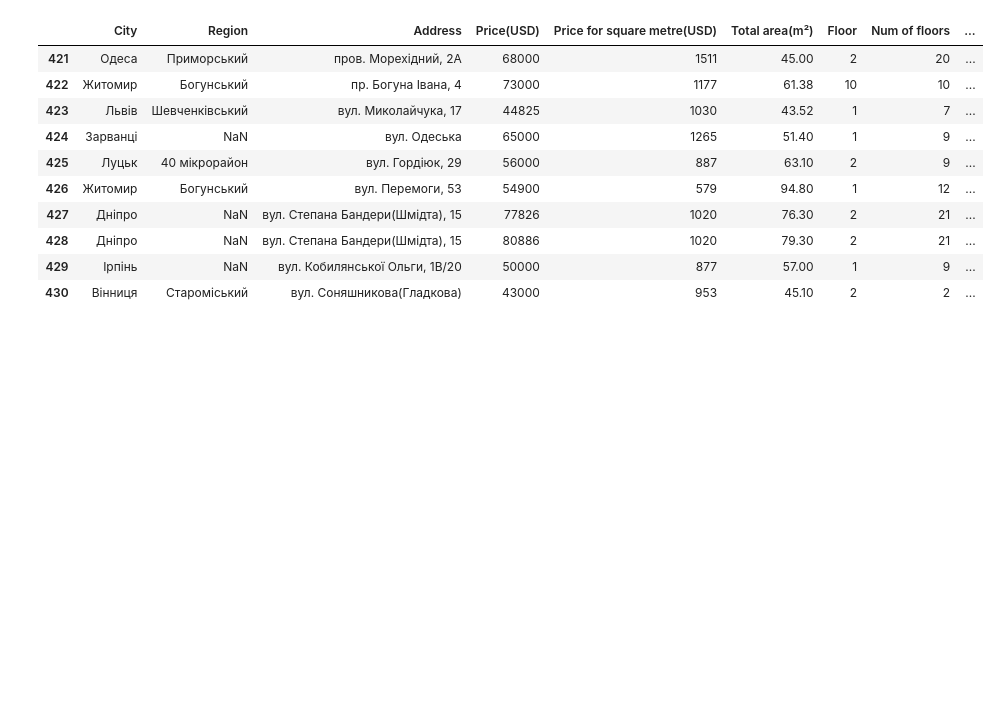
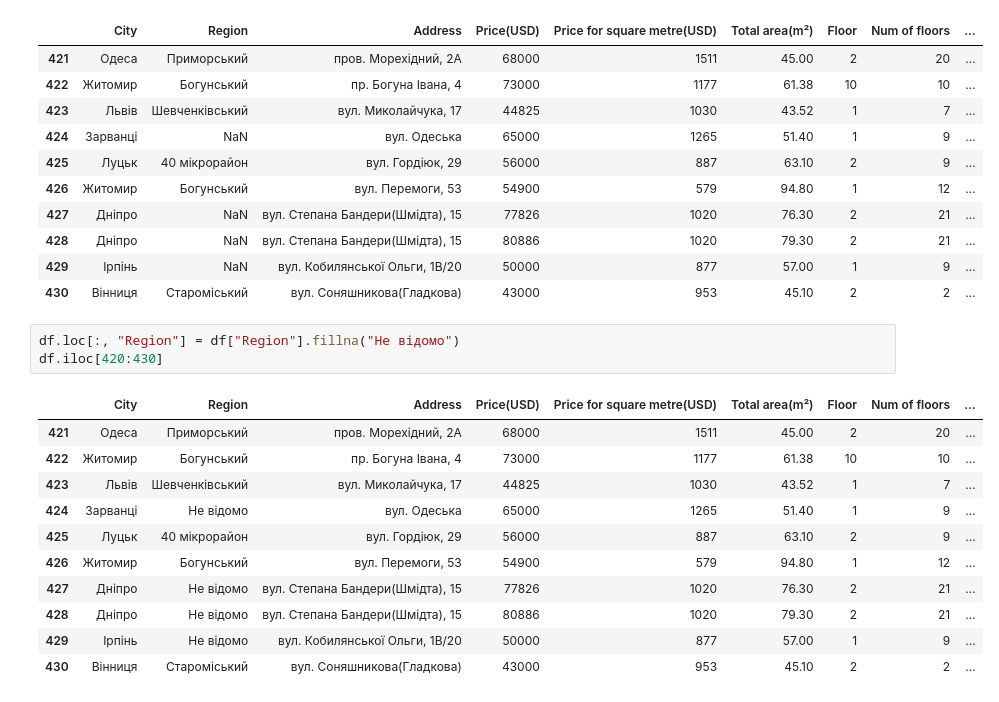
Before and after one commit to Ihor-MA/flats-data-analytics, a Jupyter notebook: pandas_data_processing.ipynb, the cells around one changed output. Saved outputs shown, nothing was run; the diff lists cells and outputs as text; blank space fills up the shorter version.

Commit message:
Replaced null values on 'не вiдомо'  in column 'Region'

```diff
--- a/pandas_data_processing.ipynb
+++ b/pandas_data_processing.ipynb
@@ -200,3 +200,18 @@ df.iloc[420:430]
 | 428 | Дніпро | NaN | вул. Степана Бандери(Шмідта), 15 | 80886 | 1020 | 79.30 | 2 | 21 | ... |
 | 429 | Ірпінь | NaN | вул. Кобилянської Ольги, 1В/20 | 50000 | 877 | 57.00 | 1 | 9 | ... |
 | 430 | Вінниця | Староміський | вул. Соняшникова(Гладкова) | 43000 | 953 | 45.10 | 2 | 2 | ... |
+# %%
+df.loc[:, "Region"] = df["Region"].fillna("Не відомо")
+df.iloc[420:430]
+# %% [output]
+|  | City | Region | Address | Price(USD) | Price for square metre(USD) | Total area(m²) | Floor | Num of floors | ... |
+| 421 | Одеса | Приморський | пров. Морехідний, 2А | 68000 | 1511 | 45.00 | 2 | 20 | ... |
+| 422 | Житомир | Богунський | пр. Богуна Івана, 4 | 73000 | 1177 | 61.38 | 10 | 10 | ... |
+| 423 | Львів | Шевченківський | вул. Миколайчука, 17 | 44825 | 1030 | 43.52 | 1 | 7 | ... |
+| 424 | Зарванці | Не відомо | вул. Одеська | 65000 | 1265 | 51.40 | 1 | 9 | ... |
+| 425 | Луцьк | 40 мікрорайон | вул. Гордіюк, 29 | 56000 | 887 | 63.10 | 2 | 9 | ... |
+| 426 | Житомир | Богунський | вул. Перемоги, 53 | 54900 | 579 | 94.80 | 1 | 12 | ... |
+| 427 | Дніпро | Не відомо | вул. Степана Бандери(Шмідта), 15 | 77826 | 1020 | 76.30 | 2 | 21 | ... |
+| 428 | Дніпро | Не відомо | вул. Степана Бандери(Шмідта), 15 | 80886 | 1020 | 79.30 | 2 | 21 | ... |
+| 429 | Ірпінь | Не відомо | вул. Кобилянської Ольги, 1В/20 | 50000 | 877 | 57.00 | 1 | 9 | ... |
+| 430 | Вінниця | Староміський | вул. Соняшникова(Гладкова) | 43000 | 953 | 45.10 | 2 | 2 | ... |
```
